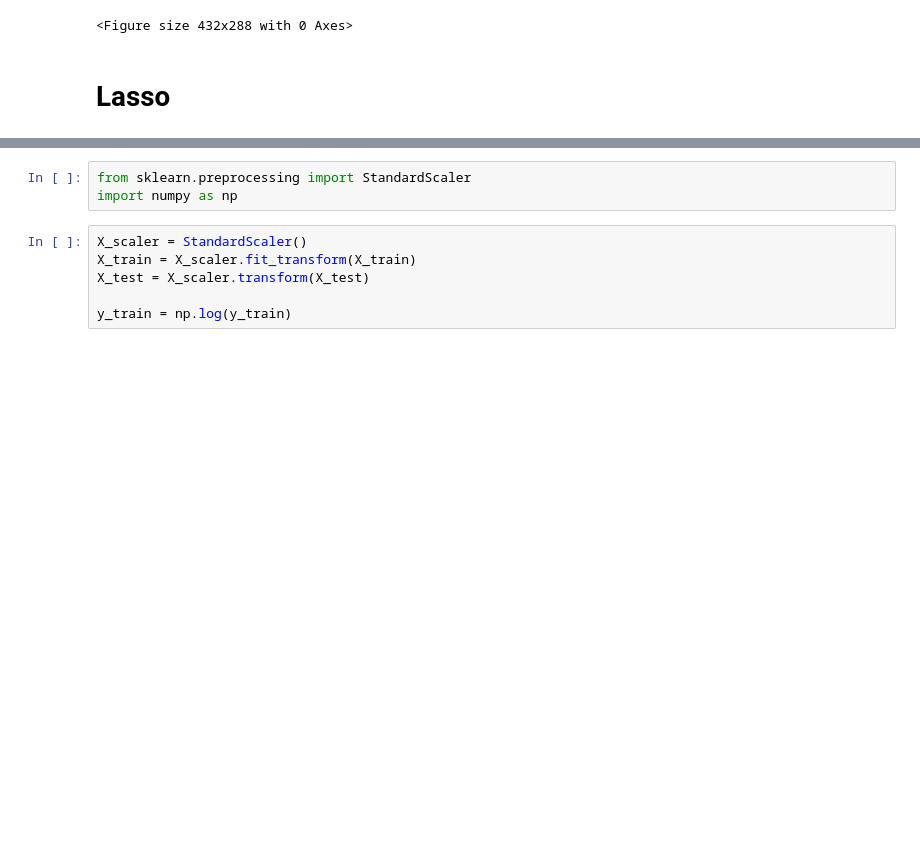
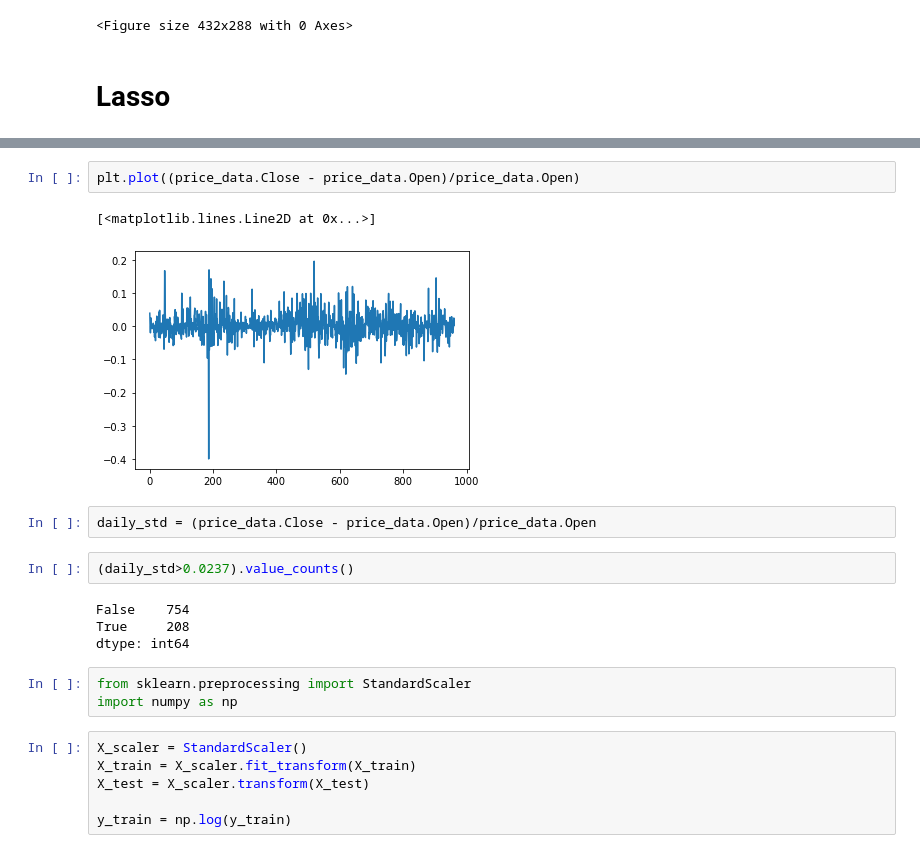
Before and after one commit to Cholianlll/ANLY565-final-project, a Jupyter notebook: cholian/cholian.ipynb, the cells around one changed output, grey strips where cells are left out. Cells and saved outputs as stored; diff of their text form; blank space fills up the shorter version.

```diff
--- a/cholian/cholian.ipynb
+++ b/cholian/cholian.ipynb
@@ -250,3 +284,16 @@ y_test = y[int(np.ceil(X.shape[0]*0.8)):]
+# %%
+plt.plot((price_data.Close - price_data.Open)/price_data.Open)
+# %% [output]
+[<matplotlib.lines.Line2D at 0x...>]
+[figure, added]
+# %%
+daily_std = (price_data.Close - price_data.Open)/price_data.Open
+# %%
+(daily_std>0.0237).value_counts()
+# %% [output]
+False    754
+True     208
+dtype: int64
 # %%
 from sklearn.preprocessing import StandardScaler
 import numpy as np
```
Also changed, not shown: parts of 26 cells of this notebook, 2 other files.
